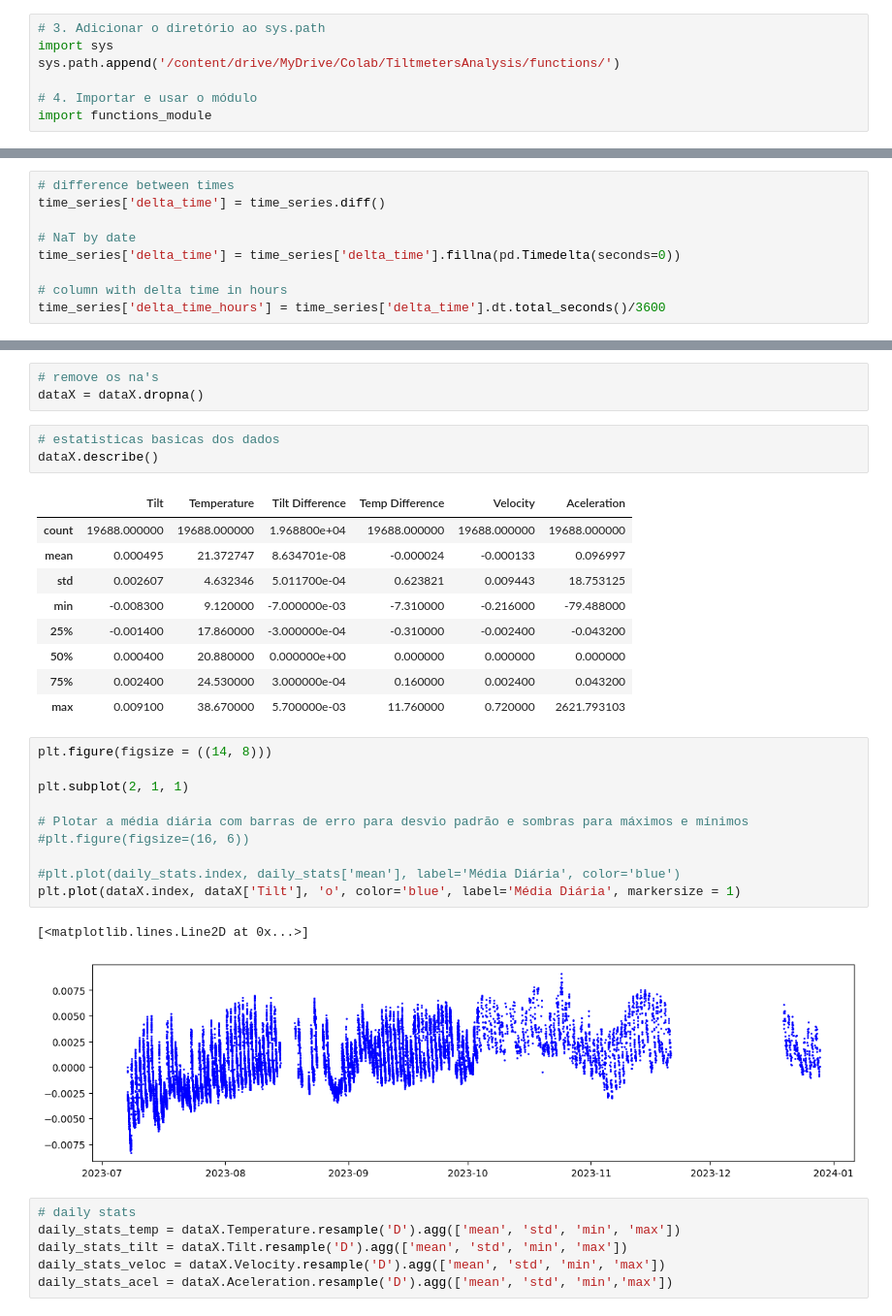
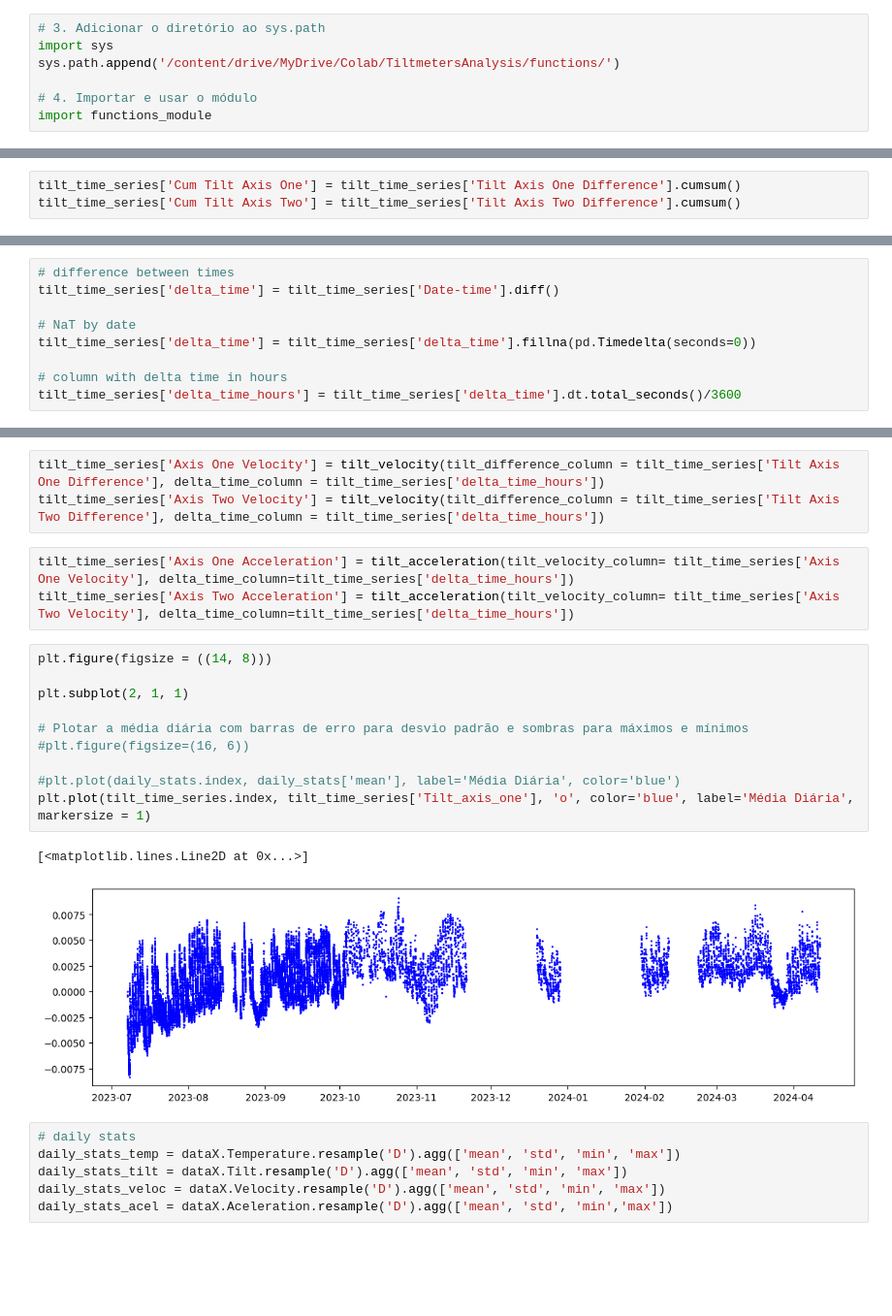
Before and after one commit to capozzolicaluan/TiltmeterAnalysis, a Jupyter notebook: Tiltimeter.ipynb, the cells around one changed output, grey strips where cells are left out. Shown at 97% size. Cells and saved outputs as stored; diff of their text form; blank space fills up the shorter version.

```diff
--- a/Tiltimeter.ipynb
+++ b/Tiltimeter.ipynb
@@ -153,0 +143,3 @@ See the caveats in the documentation: https://pandas.pydata.org/pandas-docs/stab
+# %%
+tilt_time_series['Cum Tilt Axis One'] = tilt_time_series['Tilt Axis One Difference'].cumsum()
+tilt_time_series['Cum Tilt Axis Two'] = tilt_time_series['Tilt Axis Two Difference'].cumsum()
@@ -154,9 +163,9 @@ See the caveats in the documentation: https://pandas.pydata.org/pandas-docs/stab
 # %%
 # difference between times
-time_series['delta_time'] = time_series.diff()
+tilt_time_series['delta_time'] = tilt_time_series['Date-time'].diff()
 
 # NaT by date
-time_series['delta_time'] = time_series['delta_time'].fillna(pd.Timedelta(seconds=0))
+tilt_time_series['delta_time'] = tilt_time_series['delta_time'].fillna(pd.Timedelta(seconds=0))
 
 # column with delta time in hours
-time_series['delta_time_hours'] = time_series['delta_time'].dt.total_seconds()/3600
+tilt_time_series['delta_time_hours'] = tilt_time_series['delta_time'].dt.total_seconds()/3600
@@ -199,32 +172,22 @@ See the caveats in the documentation: https://pandas.pydata.org/pandas-docs/stab
-# %%
-# remove os na's
-dataX = dataX.dropna()
-# %%
-# estatisticas basicas dos dados
-dataX.describe()
-# %% [output]
-|  | Tilt | Temperature | Tilt Difference | Temp Difference | Velocity | Aceleration |
-| count | 19688.000000 | 19688.000000 | 1.968800e+04 | 19688.000000 | 19688.000000 | 19688.000000 |
-| mean | 0.000495 | 21.372747 | 8.634701e-08 | -0.000024 | -0.000133 | 0.096997 |
-| std | 0.002607 | 4.632346 | 5.011700e-04 | 0.623821 | 0.009443 | 18.753125 |
-| min | -0.008300 | 9.120000 | -7.000000e-03 | -7.310000 | -0.216000 | -79.488000 |
-| 25% | -0.001400 | 17.860000 | -3.000000e-04 | -0.310000 | -0.002400 | -0.043200 |
-| 50% | 0.000400 | 20.880000 | 0.000000e+00 | 0.000000 | 0.000000 | 0.000000 |
-| 75% | 0.002400 | 24.530000 | 3.000000e-04 | 0.160000 | 0.002400 | 0.043200 |
-| max | 0.009100 | 38.670000 | 5.700000e-03 | 11.760000 | 0.720000 | 2621.793103 |
+# %%
+tilt_time_series['Axis One Velocity'] = tilt_velocity(tilt_difference_column = tilt_time_series['Tilt Axis One Difference'], delta_time_column = tilt_time_series['delta_time_hours'])
+tilt_time_series['Axis Two Velocity'] = tilt_velocity(tilt_difference_column = tilt_time_series['Tilt Axis Two Difference'], delta_time_column = tilt_time_series['delta_time_hours'])
+# %%
+tilt_time_series['Axis One Acceleration'] = tilt_acceleration(tilt_velocity_column= tilt_time_series['Axis One Velocity'], delta_time_column=tilt_time_series['delta_time_hours'])
+tilt_time_series['Axis Two Acceleration'] = tilt_acceleration(tilt_velocity_column= tilt_time_series['Axis Two Velocity'], delta_time_column=tilt_time_series['delta_time_hours'])
 # %%
 plt.figure(figsize = ((14, 8)))
 
 plt.subplot(2, 1, 1)
 
 # Plotar a média diária com barras de erro para desvio padrão e sombras para máximos e mínimos
 #plt.figure(figsize=(16, 6))
 
 #plt.plot(daily_stats.index, daily_stats['mean'], label='Média Diária', color='blue')
-plt.plot(dataX.index, dataX['Tilt'], 'o', color='blue', label='Média Diária', markersize = 1)
+plt.plot(tilt_time_series.index, tilt_time_series['Tilt_axis_one'], 'o', color='blue', label='Média Diária', markersize = 1)
 # %% [output]
 [<matplotlib.lines.Line2D at 0x...>]
-[figure, old version]
+[figure, new version]
 # %%
 # daily stats
 daily_stats_temp = dataX.Temperature.resample('D').agg(['mean', 'std', 'min', 'max'])
```
Also changed, not shown: parts of 15 cells of this notebook.
